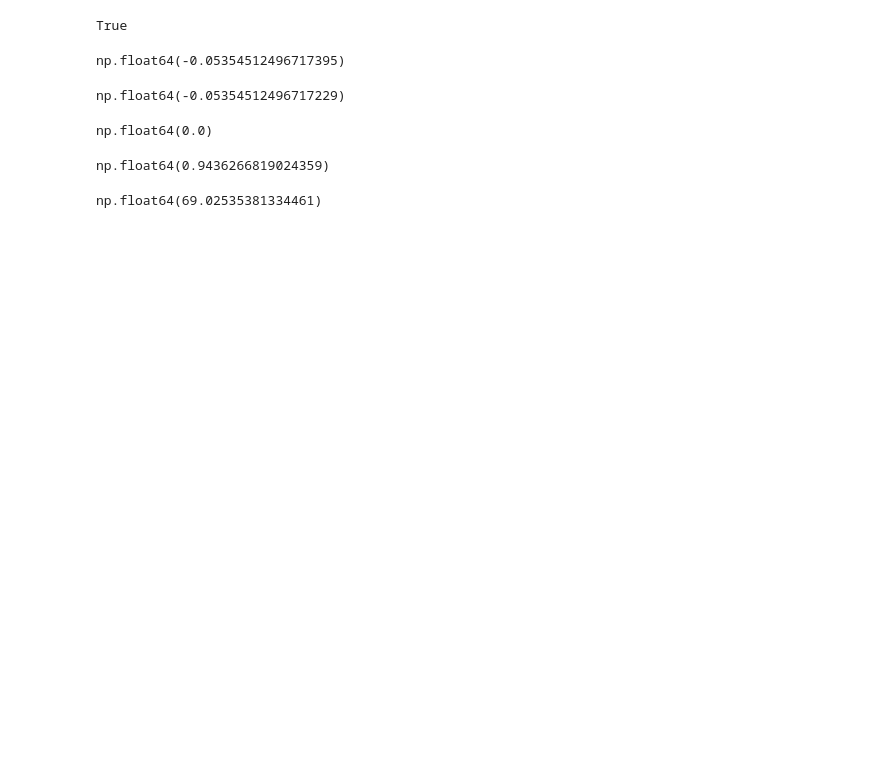
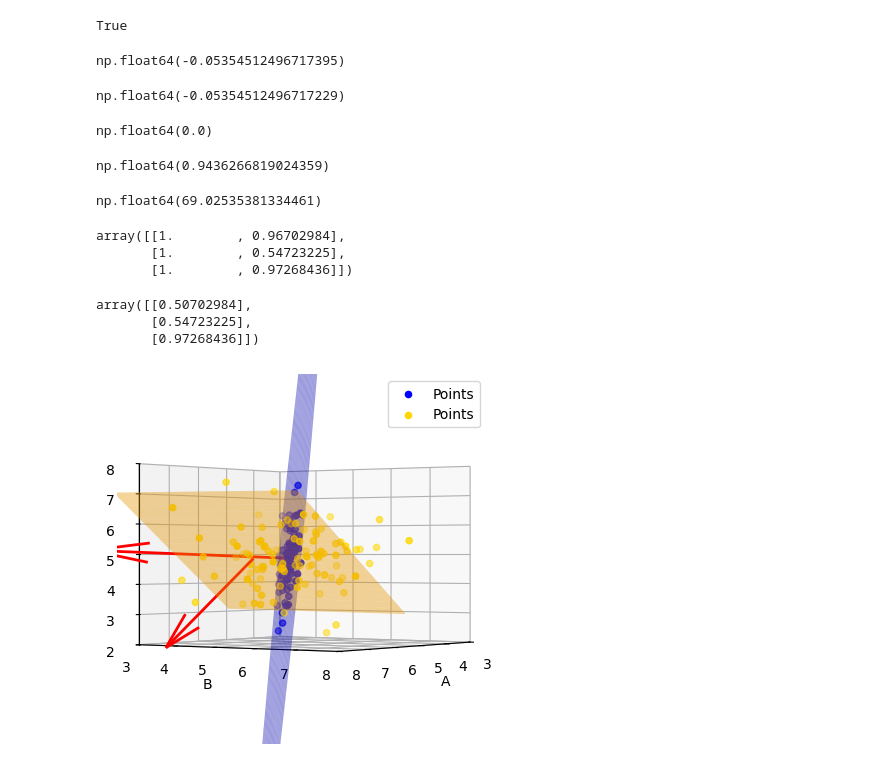
Before and after one commit to Nurdaylight/An-Econ-771, a Jupyter notebook: Plane_experiment_2.ipynb, the cells around one changed output. Saved outputs shown, nothing was run; the diff lists cells and outputs as text; code cells hidden in the pictures; blank space fills up the shorter version.

Commit message:
second orthogonal vector

```diff
--- a/Plane_experiment_2.ipynb
+++ b/Plane_experiment_2.ipynb
@@ -285,3 +265,20 @@ error_new.std()
 # Variance increased, but what is meaningful about it?
 # %% [output]
 np.float64(69.02535381334461)
+# %%
+X
+# %% [output]
+array([[1.        , 0.96702984],
+       [1.        , 0.54723225],
+       [1.        , 0.97268436]])
+# %%
+
+# Generate random X (features)
+X2 = np.array([[0.50702984],[0.54723225],[0.97268436]])
+
+
+X2
+# %% [output]
+array([[0.50702984],
+       [0.54723225],
+       [0.97268436]])
@@ -287,0 +301,58 @@ np.float64(69.02535381334461)
+# %%
+
+nA2, nB2, nC2 = cross_prod2
+
+# --- Plane anchor point (centroid of the data) ---
+A02, B02, C02 = y_hat2.mean(axis=0)
+
+# Plane constant
+D2 = -(nA2*A02 + nB2*B02 + nC2*C02)
+
+# --- Create plane grid (using A, B, C notation) ---
+A_vals2 = np.linspace(y_hat2[:,0].min(), y_hat2[:,0].max(), 20)
+B_vals2 = np.linspace(y_hat2[:,1].min(), y_hat2[:,1].max(), 20)
+A2, B2 = np.meshgrid(A_vals2, B_vals2)
+
+# Solve plane equation for C
+C2 = (-nA2*A2 - nB2*B2 - D2) / nC2
+# %%
+
+# --- Plot ---
+fig = plt.figure()
+ax = fig.add_subplot(projection='3d')
+ax.dist = 1
+# Scatter points
+ax.scatter(y_hat2[:,0], y_hat2[:,1], y_hat2[:,2], color='blue', s=20, label='Points')
+# Scatter points
+ax.scatter(Y2[:,0], Y2[:,1], Y2[:,2], color='gold', s=20, label='Points')
+
+# Plane
+ax.plot_surface(A, B, C, alpha=0.4, color='orange')
+# Plane
+ax.plot_surface(A2, B2, C2, alpha=0.4, color='blue')
+
+# View angle
+ax.view_init(elev=0, azim=35)
+# Normal vector (optional but useful)
+ax.quiver(
+    A0, B0, C0,
+    nA, nB, nC,
+    color='red', linewidth=2, length=7
+)
+ax.quiver(
+    A02, B02, C02,
+    nA2, nB2, nC2,
+    color='red', linewidth=2, length=7
+)
+ax.set_xlim(3, 8)
+ax.set_ylim(3, 8)
+ax.set_zlim(2, 8)
+
+ax.set_xlabel('A')
+ax.set_ylabel('B')
+ax.set_zlabel('C')
+ax.legend()
+
+plt.show()
+# %% [output]
+[figure, added]
```
Also changed, not shown: parts of 3 cells of this notebook.
